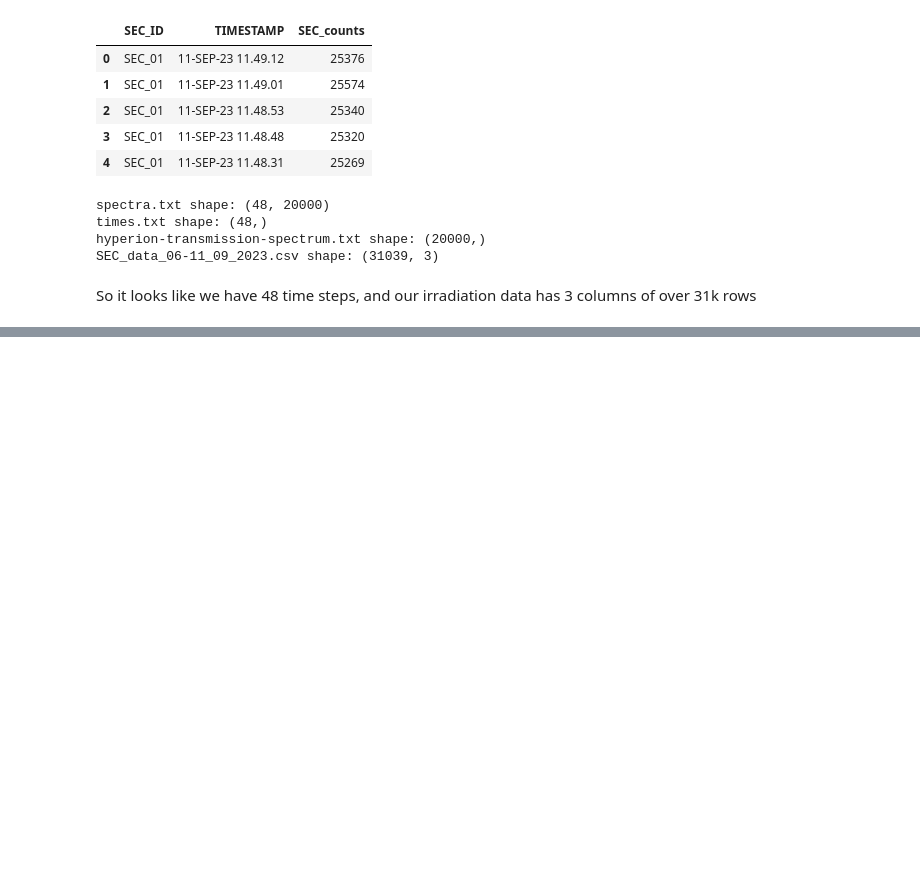
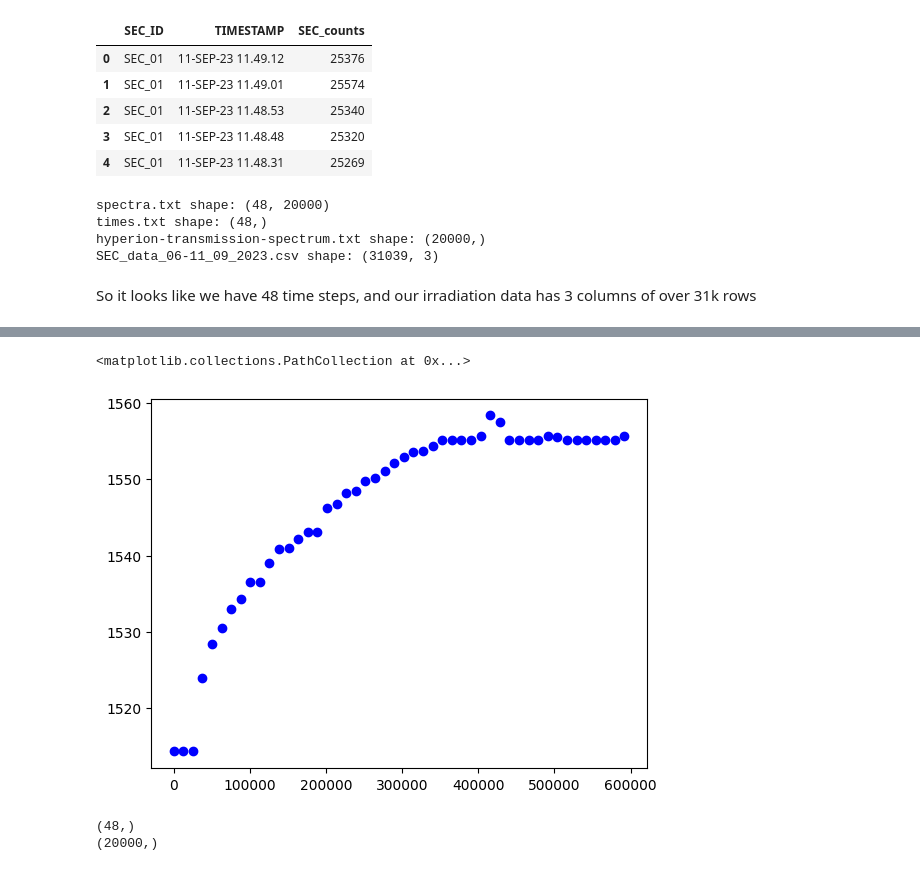
Before and after one commit to rsamconn/Fibre-optics-demo, a Jupyter notebook: fibre-demo.ipynb, the cells around one changed output, grey strips where cells are left out. Cells and saved outputs as stored; diff of their text form; code cells hidden in the pictures; blank space fills up the shorter version.

```diff
--- a/fibre-demo.ipynb
+++ b/fibre-demo.ipynb
@@ -57,0 +158,11 @@ So it looks like we have 48 time steps, and our irradiation data has 3 columns o
+# %%
+plt.scatter(times, rebaselined_minima[0], c='blue', label='Rebaselined Spectrum at Wavelength 1460 nm')
+# %% [output]
+<matplotlib.collections.PathCollection at 0x...>
+[figure, added]
+# %%
+print(np.shape(times))
+print(np.shape(rebaselined_spectra[0]))
+# %% [output]
+(48,)
+(20000,)
```
Also changed, not shown: parts of 9 cells of this notebook.
